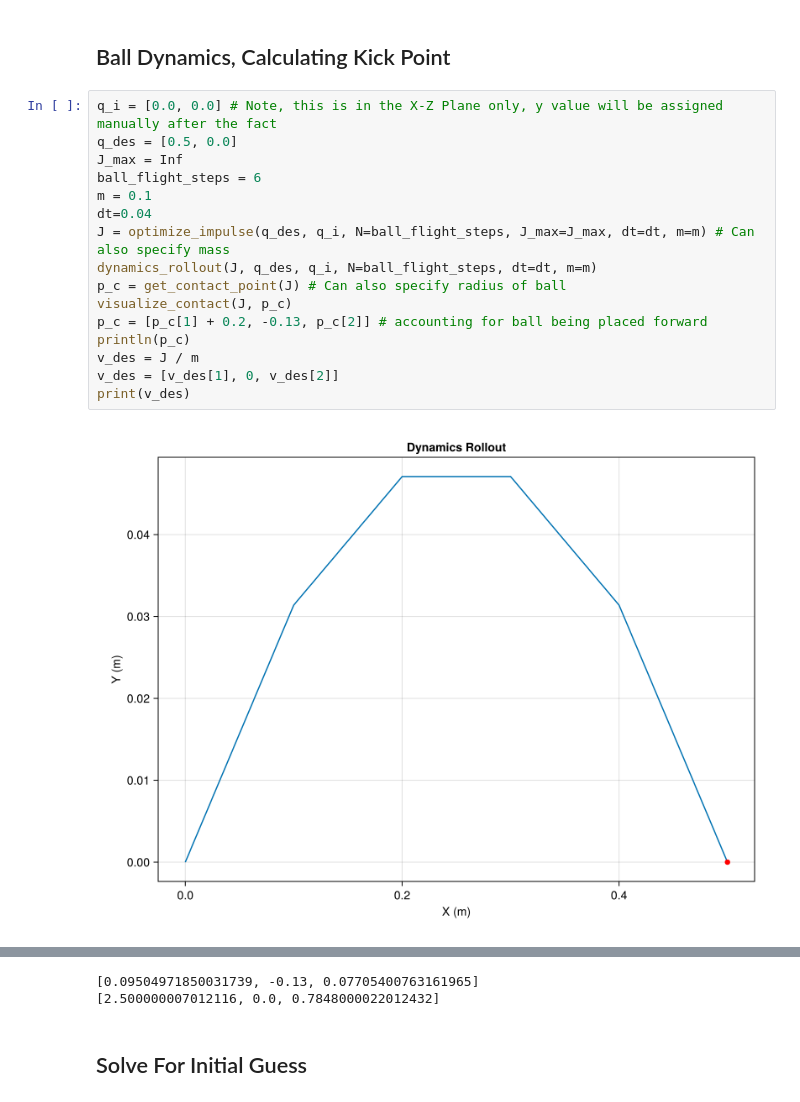
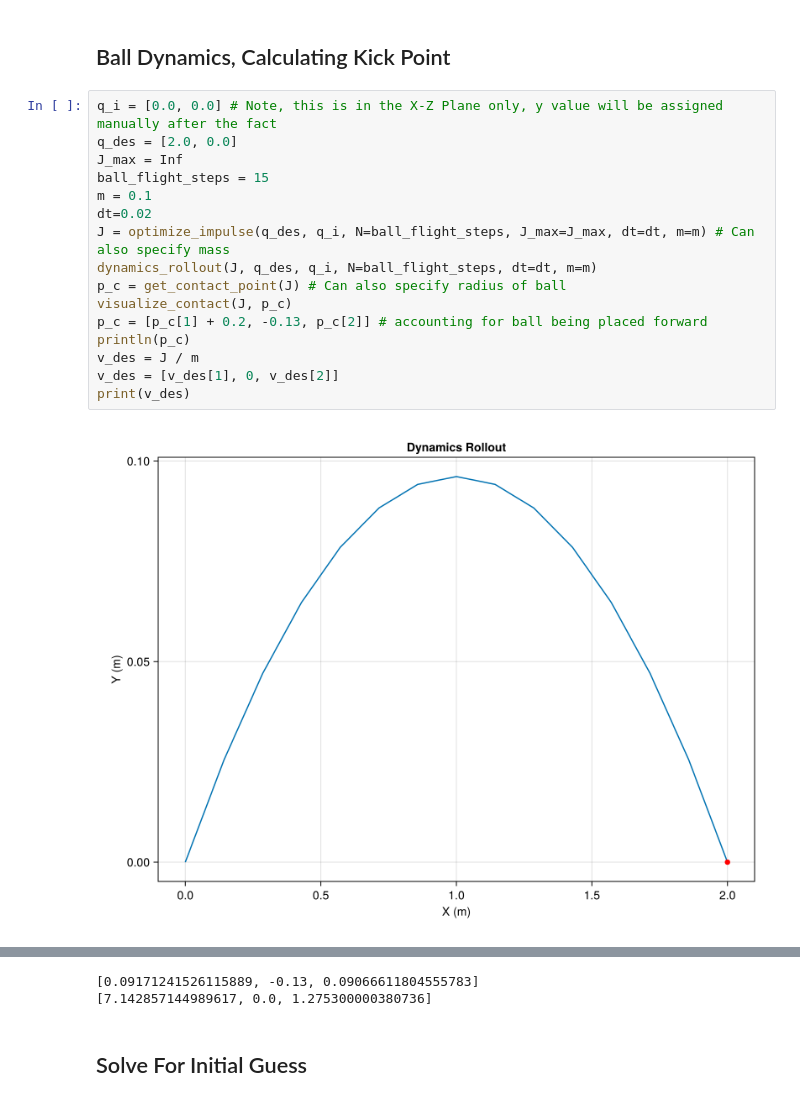
Before and after one commit to oberton31/16745_Unitree_G1_Goal_Kicking, a Jupyter notebook: src/humanoid_ball_kicking_sparse.ipynb, the cells around one changed output, grey strips where cells are left out. Drawn from its saved outputs; the diff is of its cells as text.

```diff
--- a/src/humanoid_ball_kicking_sparse.ipynb
+++ b/src/humanoid_ball_kicking_sparse.ipynb
@@ -178,19 +180,19 @@ end
 ## Ball Dynamics, Calculating Kick Point
 # %%
 q_i = [0.0, 0.0] # Note, this is in the X-Z Plane only, y value will be assigned manually after the fact
-q_des = [0.5, 0.0]
+q_des = [2.0, 0.0]
 J_max = Inf
-ball_flight_steps = 6
+ball_flight_steps = 15
 m = 0.1
-dt=0.04
+dt=0.02
 J = optimize_impulse(q_des, q_i, N=ball_flight_steps, J_max=J_max, dt=dt, m=m) # Can also specify mass
 dynamics_rollout(J, q_des, q_i, N=ball_flight_steps, dt=dt, m=m)
 p_c = get_contact_point(J) # Can also specify radius of ball
 visualize_contact(J, p_c)
 p_c = [p_c[1] + 0.2, -0.13, p_c[2]] # accounting for ball being placed forward
 println(p_c)
 v_des = J / m
 v_des = [v_des[1], 0, v_des[2]]
 print(v_des)
 # %% [output]
-[figure, old version]
+[figure, new version]
@@ -198,5 +200,5 @@ print(v_des)
-[0.09504971850031739, -0.13, 0.07705400763161965]
-[2.500000007012116, 0.0, 0.7848000022012432]
+[0.09171241526115889, -0.13, 0.09066611804555783]
+[7.142857144989617, 0.0, 1.275300000380736]
 # %% [markdown]
 ## Solve For Initial Guess
 # %%
```
Also changed, not shown: parts of 15 cells of this notebook, 3 other files.
